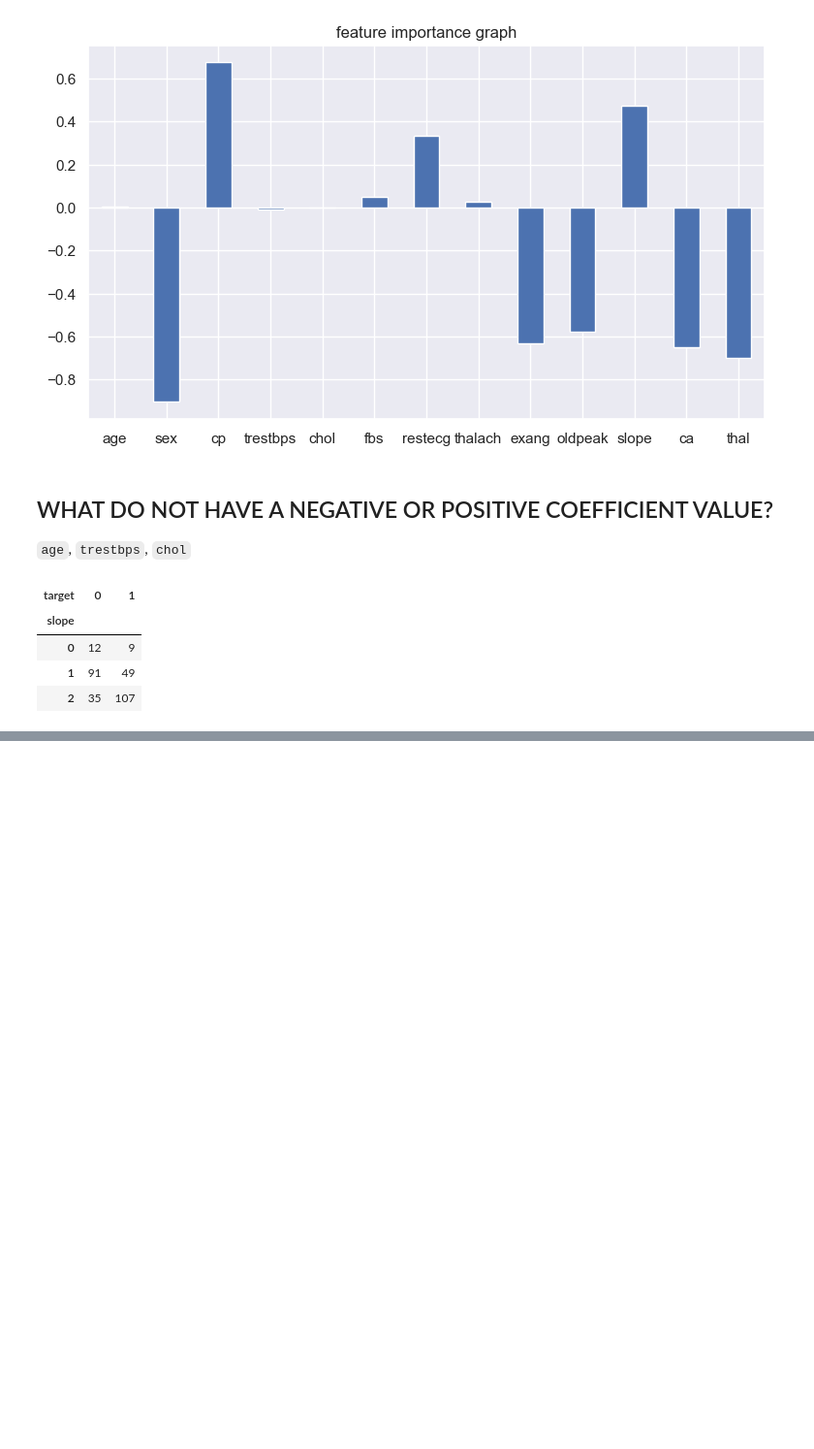
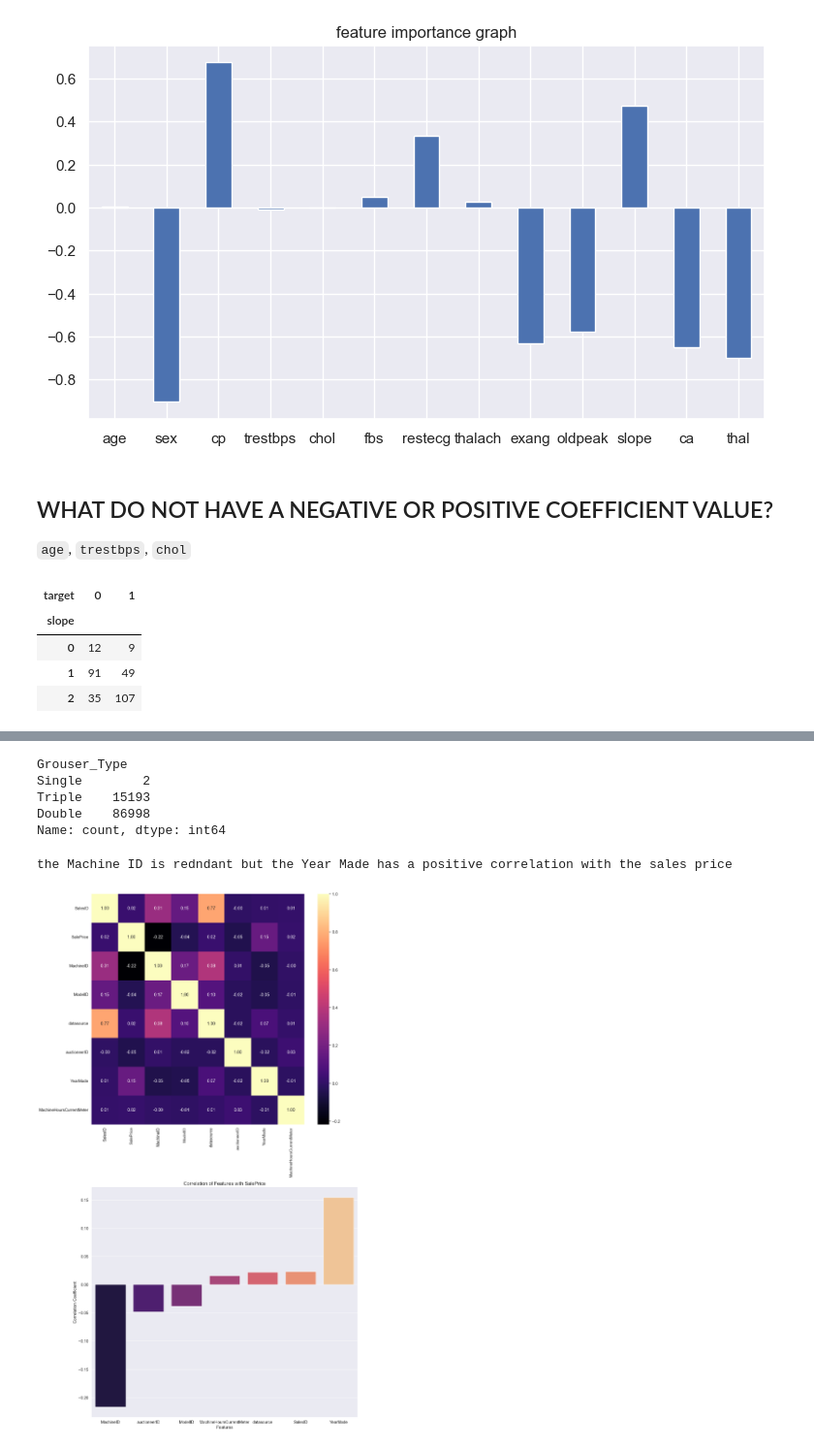
Before and after one commit to EZENWERE/ML-PROJECTS, a Jupyter notebook: Sklearn3.0.ipynb, the cells around one changed output, grey strips where cells are left out. Shown at 97% size. Saved outputs shown, nothing was run; the diff lists cells and outputs as text; code cells hidden in the pictures; blank space fills up the shorter version.

Commit message:
Re-commit only Sklearn3.0.ipynb

```diff
--- a/Sklearn3.0.ipynb
+++ b/Sklearn3.0.ipynb
@@ -902,0 +1057,6 @@ pd.crosstab(df.slope,df.target)
+# %%
+df.sort_values(by =["saledate"],
+                          ascending=True, inplace= True,
+                          na_position= "last",ignore_index= True)
+# %%
+df_tmp = df.copy()
@@ -902,0 +1078,3 @@ pd.crosstab(df.slope,df.target)
+# %%
+
+df_tmp["saleYear"] = df_tmp[:1].saledate.dt.year
@@ -902,0 +1090,6 @@ pd.crosstab(df.slope,df.target)
+# %%
+df_tmp["saleday"] = df_tmp.saledate.dt.day
+df_tmp["saleMonth"] = df_tmp.saledate.dt.month
+df_tmp["saleYear"] = df_tmp.saledate.dt.year
+df_tmp["saledayofweek"] = df_tmp.saledate.dt.day_of_week
+df_tmp["saledayofyear"] = df_tmp.saledate.dt.day_of_year
@@ -902,0 +1136,58 @@ pd.crosstab(df.slope,df.target)
+# %%
+df_tmp["Grouser_Type"].value_counts(ascending= True)
+# %% [output]
+Grouser_Type
+Single        2
+Triple    15193
+Double    86998
+Name: count, dtype: int64
+# %%
+import warnings
+warnings.filterwarnings('ignore')  ## gets rid of warning
+
+
+# Keep only numeric columns
+df_numeric = df_tmp.select_dtypes(include=["int64", "float64"])
+
+# Now compute the correlation matrixb
+corr_matrix = df_numeric.corr()
+# Assuming your target variable is 'SalePrice'
+target = "SalePrice"
+
+# Get correlation of features with target variable
+corr_with_target = corr_matrix[target].drop(target).sort_values()
+
+# Plot it
+import seaborn as sns
+import matplotlib.pyplot as plt
+
+sns.set(font_scale=1.2)
+fig, ax = plt.subplots(nrows=2, ncols=1,
+                       figsize=(15, 25))
+sns.heatmap(corr_matrix, annot=True, fmt=".2f", cmap="magma", ax= ax[0])
+
+
+# Plot bar plot on the second subplot
+sns.barplot(y=corr_with_target.values, x=corr_with_target.index, palette="magma", ax=ax[1])
+
+
+# Customize the bar plot
+ax[1].set_title(f"Correlation of Features with {target}", fontsize=16)
+ax[1].set_ylabel("Correlation Coefficient", fontsize=14)
+ax[1].set_xlabel("Features", fontsize=14)
+
+# Show the plot
+plt.tight_layout() # adjusts the spacing of the subplots to avoid overlap
+
+print("the Machine ID is redndant but the Year Made has a positive correlation with the sales price ")
+
+
+
+
+
+#a higher positive value has as  potentisal positive colleration (as cp goes up the target values also increases)
+#Negative correlation ( a relationship between two variables in which one variable increases and the other
+# decreases)
+# %% [output]
+the Machine ID is redndant but the Year Made has a positive correlation with the sales price
+[figure, added]
```
Also changed, not shown: parts of 42 cells of this notebook.
